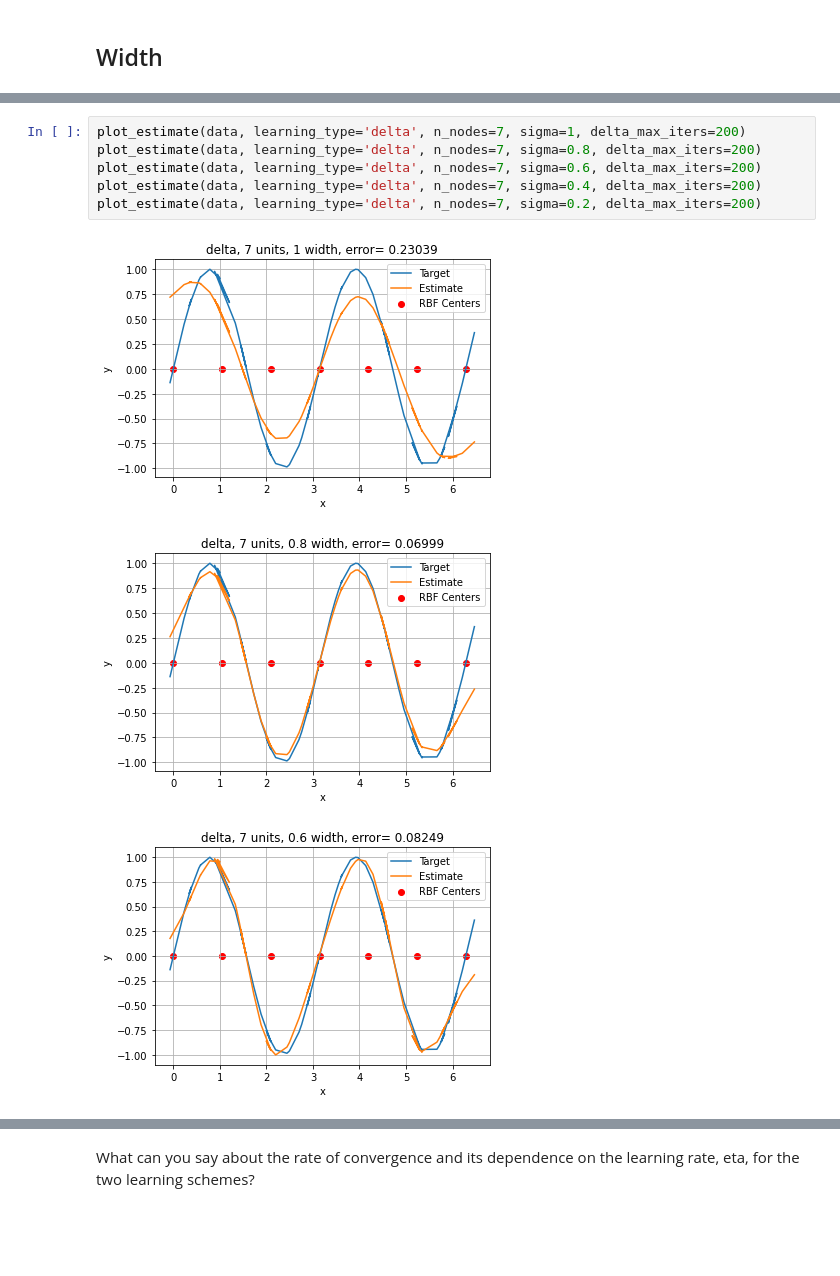
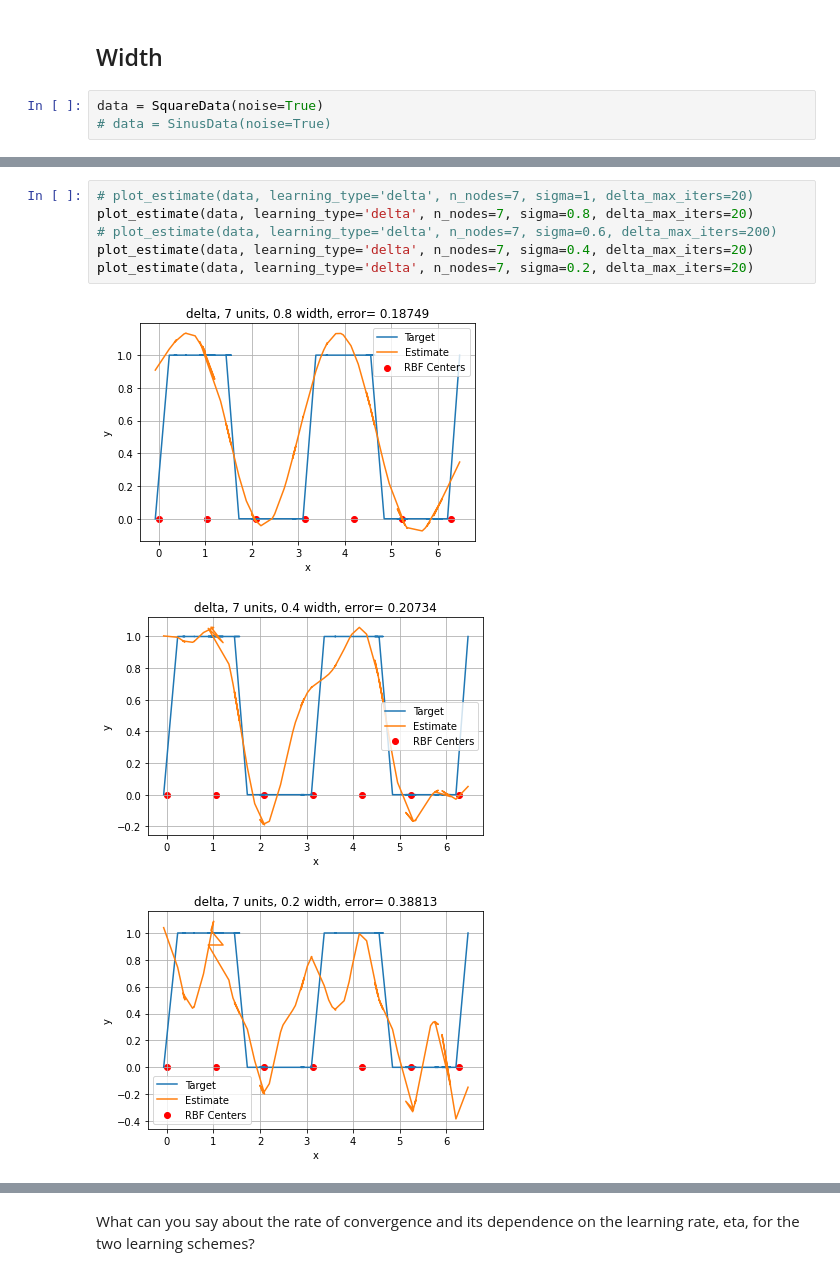
Before and after one commit to kenza-bouzid/ann_labs, a Jupyter notebook: lab2/experiments_3_2.ipynb, the cells around one changed output, grey strips where cells are left out. Saved outputs shown, nothing was run; the diff lists cells and outputs as text; blank space fills up the shorter version.

```diff
--- a/lab2/experiments_3_2.ipynb
+++ b/lab2/experiments_3_2.ipynb
@@ -55,6 +55,9 @@ plot_estimate(data, learning_type='delta', delta_max_iters=40, n_nodes=4, delta_
 [figure]
 # %% [markdown]
 ## Width
+# %%
+data = SquareData(noise=True)
+# data = SinusData(noise=True)
 # %%
 plot_estimate(data, n_nodes=7, sigma=0.8)
 plot_estimate(data, n_nodes=7, sigma=0.4)
@@ -66,10 +69,10 @@ plot_estimate(data, n_nodes=7, sigma=0.2)
 # %%
-plot_estimate(data, learning_type='delta', n_nodes=7, sigma=1, delta_max_iters=200)
-plot_estimate(data, learning_type='delta', n_nodes=7, sigma=0.8, delta_max_iters=200)
-plot_estimate(data, learning_type='delta', n_nodes=7, sigma=0.6, delta_max_iters=200)
-plot_estimate(data, learning_type='delta', n_nodes=7, sigma=0.4, delta_max_iters=200)
-plot_estimate(data, learning_type='delta', n_nodes=7, sigma=0.2, delta_max_iters=200)
+# plot_estimate(data, learning_type='delta', n_nodes=7, sigma=1, delta_max_iters=20)
+plot_estimate(data, learning_type='delta', n_nodes=7, sigma=0.8, delta_max_iters=20)
+# plot_estimate(data, learning_type='delta', n_nodes=7, sigma=0.6, delta_max_iters=200)
+plot_estimate(data, learning_type='delta', n_nodes=7, sigma=0.4, delta_max_iters=20)
+plot_estimate(data, learning_type='delta', n_nodes=7, sigma=0.2, delta_max_iters=20)
 # %% [output]
-[figure, old version]
+[figure, new version]
-[figure, old version]
+[figure, new version]
-[figure, old version]
+[figure, new version]
```
Also changed, not shown: parts of 2 cells of this notebook, 1 other file.
